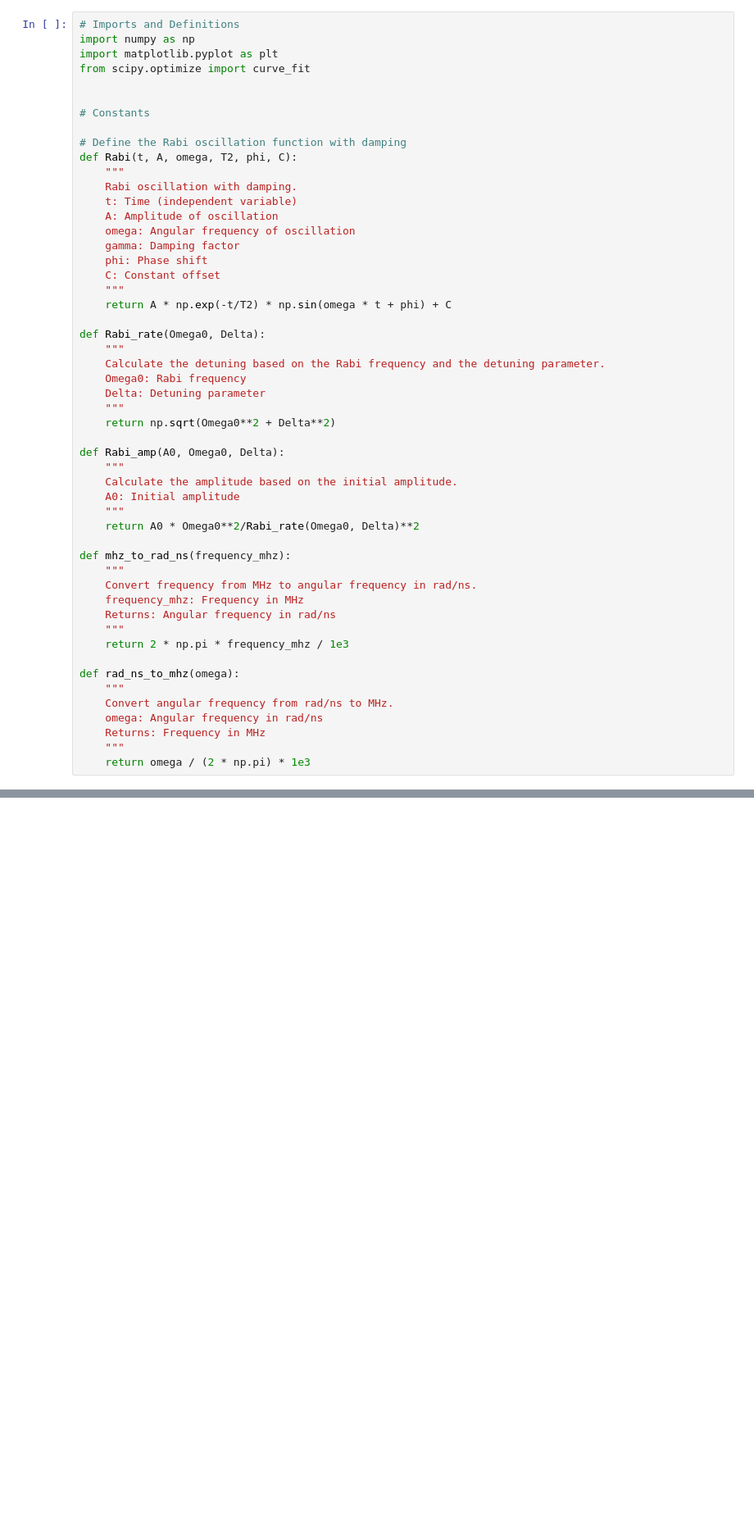
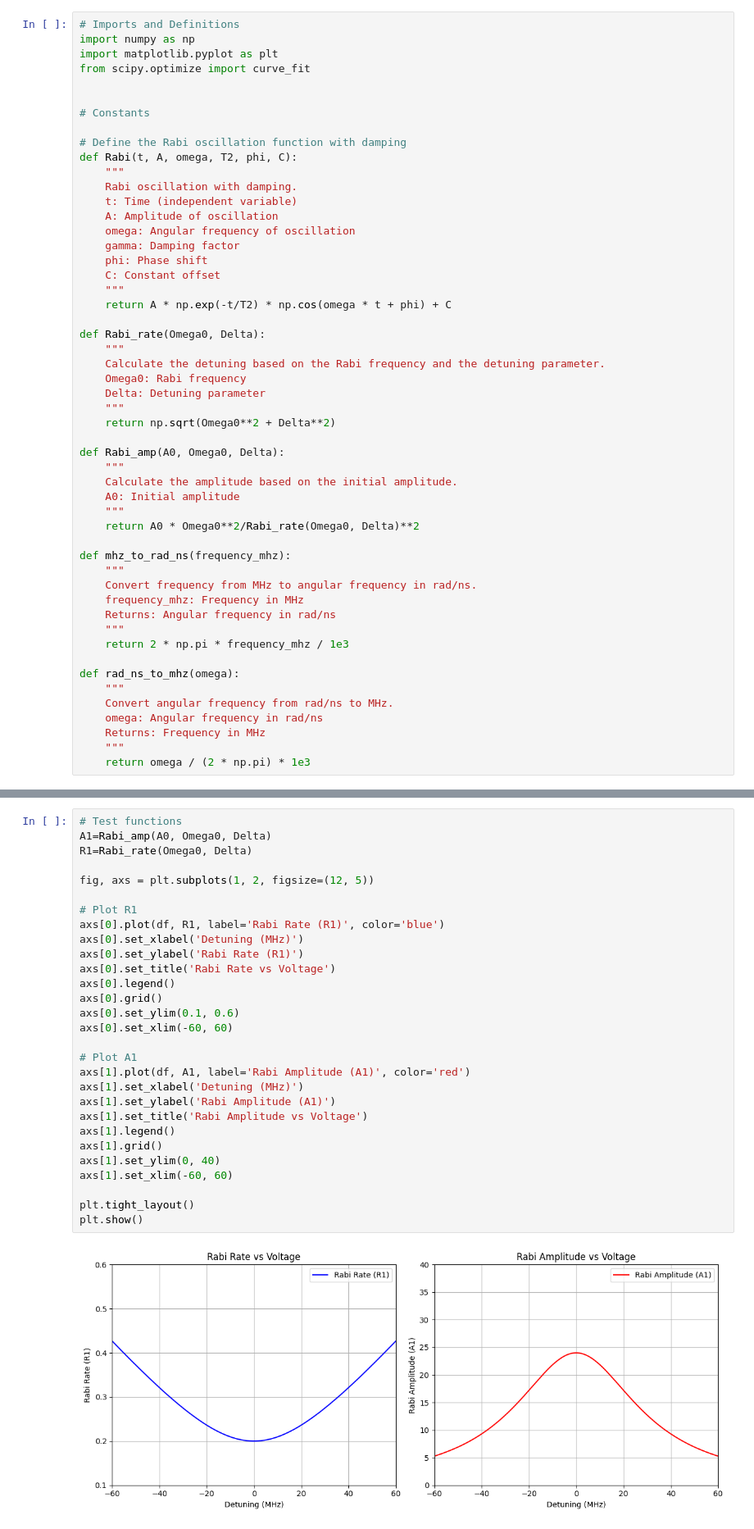
Before and after one commit to paulgreule1999/ESR-Simulation, a Jupyter notebook: RabiSimulation/SingleRabi.ipynb, the cells around one changed output, grey strips where cells are left out. Shown at 82% size. Drawn from its saved outputs; the diff is of its cells as text; blank space fills up the shorter version.

```diff
--- a/RabiSimulation/SingleRabi.ipynb
+++ b/RabiSimulation/SingleRabi.ipynb
@@ -18,7 +18,7 @@ def Rabi(t, A, omega, T2, phi, C):
     phi: Phase shift
     C: Constant offset
     """
-    return A * np.exp(-t/T2) * np.sin(omega * t + phi) + C
+    return A * np.exp(-t/T2) * np.cos(omega * t + phi) + C
 
 def Rabi_rate(Omega0, Delta):
     """
@@ -71,3 +69,34 @@ NameError: name 'np' is not defined
+# %%
+# Test functions
+A1=Rabi_amp(A0, Omega0, Delta)
+R1=Rabi_rate(Omega0, Delta)
+
+fig, axs = plt.subplots(1, 2, figsize=(12, 5))
+
+# Plot R1
+axs[0].plot(df, R1, label='Rabi Rate (R1)', color='blue')
+axs[0].set_xlabel('Detuning (MHz)')
+axs[0].set_ylabel('Rabi Rate (R1)')
+axs[0].set_title('Rabi Rate vs Voltage')
+axs[0].legend()
+axs[0].grid()
+axs[0].set_ylim(0.1, 0.6)
+axs[0].set_xlim(-60, 60)
+
+# Plot A1
+axs[1].plot(df, A1, label='Rabi Amplitude (A1)', color='red')
+axs[1].set_xlabel('Detuning (MHz)')
+axs[1].set_ylabel('Rabi Amplitude (A1)')
+axs[1].set_title('Rabi Amplitude vs Voltage')
+axs[1].legend()
+axs[1].grid()
+axs[1].set_ylim(0, 40)
+axs[1].set_xlim(-60, 60)
+
+plt.tight_layout()
+plt.show()
+# %% [output]
+[figure, added]
 # %%
 plt.figure(figsize=(10, 6))
 plt.imshow(I, extent=[df[0], df[-1], tau[0], tau[-1]], aspect='auto', origin='lower', cmap='viridis')
```
Also changed, not shown: parts of 2 cells of this notebook, 1 other file.
